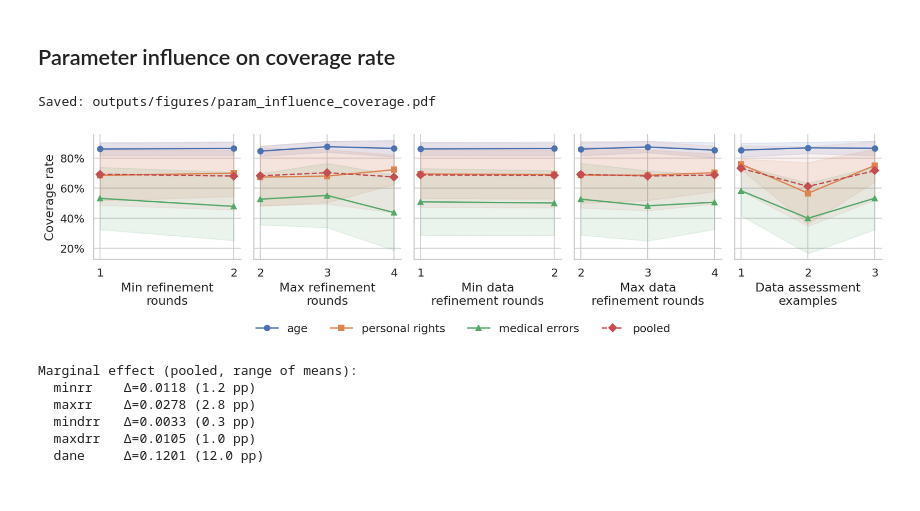
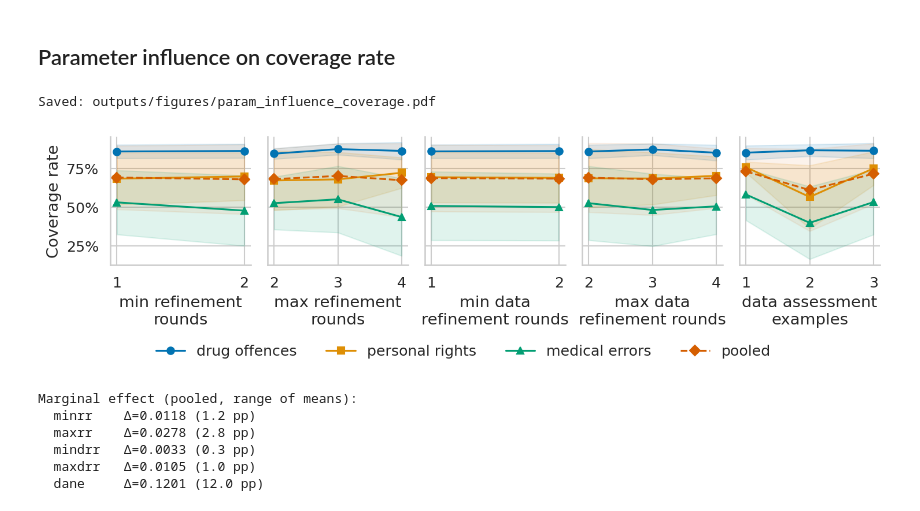
Before and after one commit to pwr-ai/schematize, a Jupyter notebook: notebooks/search_params_analysis.ipynb, the cells around one changed output. Cells and saved outputs as stored; diff of their text form; code cells hidden in the pictures.

```diff
--- a/notebooks/search_params_analysis.ipynb
+++ b/notebooks/search_params_analysis.ipynb
@@ -30,11 +30,11 @@ FIGURES_DIR.mkdir(parents=True, exist_ok=True)
 PARAMS = ["maxrr", "minrr", "maxdrr", "mindrr", "dane"]
 PLOT_PARAMS = ["minrr", "maxrr", "mindrr", "maxdrr", "dane"]
 PARAM_LABELS = {
-    "maxrr": "Max refinement\nrounds",
-    "minrr": "Min refinement\nrounds",
-    "maxdrr": "Max data\nrefinement rounds",
-    "mindrr": "Min data\nrefinement rounds",
-    "dane": "Data assessment\nexamples",
+    "maxrr": "max refinement\nrounds",
+    "minrr": "min refinement\nrounds",
+    "maxdrr": "max data\nrefinement rounds",
+    "mindrr": "min data\nrefinement rounds",
+    "dane": "data assessment\nexamples",
 }
 CASES = ["pl_age", "pl_personal_rights", "pl_medical_errors"]
 PARAM_RE = re.compile(r"maxrr_(\d+)_minrr_(\d+)_maxdrr_(\d+)_mindrr_(\d+)_dane_(\d+)")
@@ -118,18 +118,25 @@ Best configuration:
 # %% [markdown]
 ## Parameter influence on coverage rate
 # %%
+CASE_NAMES = {
+    "pl_age": "drug offences",
+    "pl_medical_errors": "medical errors",
+    "pl_personal_rights": "personal rights",
+}
+
+
 def fmt_label(name: str) -> str:
-    return re.sub(r"^[a-z]{2}_", "", name).replace("_", " ")
+    return CASE_NAMES.get(name, re.sub(r"^[a-z]{2}_", "", name).replace("_", " "))
 
 all_series = CASES + ["pooled"]
 markers    = ["o", "s", "^", "D", "v"]
-palette    = sns.color_palette(n_colors=len(all_series))
+palette    = sns.color_palette("colorblind", n_colors=len(all_series))
 color_map  = {c: palette[i] for i, c in enumerate(all_series)}
 marker_map = {c: markers[i % len(markers)] for i, c in enumerate(all_series)}
 
 sns.set_theme(style="whitegrid", font_scale=1.1)
 
-fig, axes = plt.subplots(1, 5, figsize=(13, 3.0), sharey=True)
+fig, axes = plt.subplots(1, 5, figsize=(10, 2.6), sharey=True)
 
 for ax, param in zip(axes, PLOT_PARAMS):
     for case in CASES:
@@ -147,34 +154,34 @@ for ax, param in zip(axes, PLOT_PARAMS):
                     s_pool["mean"] + s_pool["std"].fillna(0), color=color_map["pooled"], alpha=0.08)
 
     ax.set_xlabel(PARAM_LABELS[param])
     ax.xaxis.set_major_locator(mticker.MaxNLocator(integer=True))
     ax.yaxis.set_major_formatter(mticker.PercentFormatter(xmax=1, decimals=0))
 
 axes[0].set_ylabel("Coverage rate")
 
 sns.despine(fig=fig)
 fig.tight_layout()
 fig.legend(
     *axes[0].get_legend_handles_labels(),
     loc="lower center",
     ncol=len(all_series),
     frameon=False,
     bbox_to_anchor=(0.5, -0.12),
 )
 
 out = FIGURES_DIR / "param_influence_coverage.pdf"
 fig.savefig(out, bbox_inches="tight")
 print(f"Saved: {out}")
 plt.show()
 
 print("\nMarginal effect (pooled, range of means):")
 for param in PLOT_PARAMS:
     means = df.groupby(param)["coverage_rate"].mean()
     delta = means.max() - means.min()
     print(f"  {param:<8} Δ={delta:.4f} ({delta*100:.1f} pp)")
 # %% [output]
 Saved: outputs/figures/param_influence_coverage.pdf
-[figure, old version]
+[figure, new version]
 Marginal effect (pooled, range of means):
   minrr    Δ=0.0118 (1.2 pp)
   maxrr    Δ=0.0278 (2.8 pp)
```
Also changed, not shown: 7 other files.
